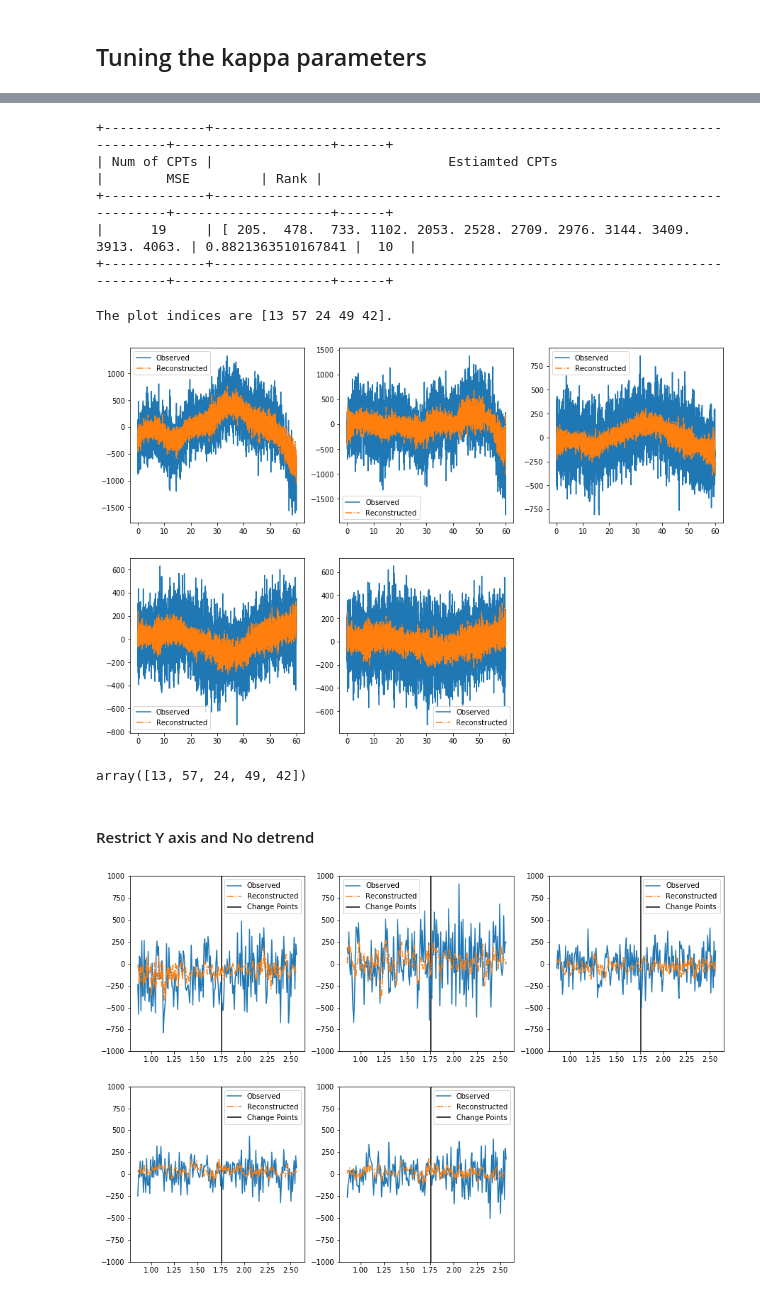
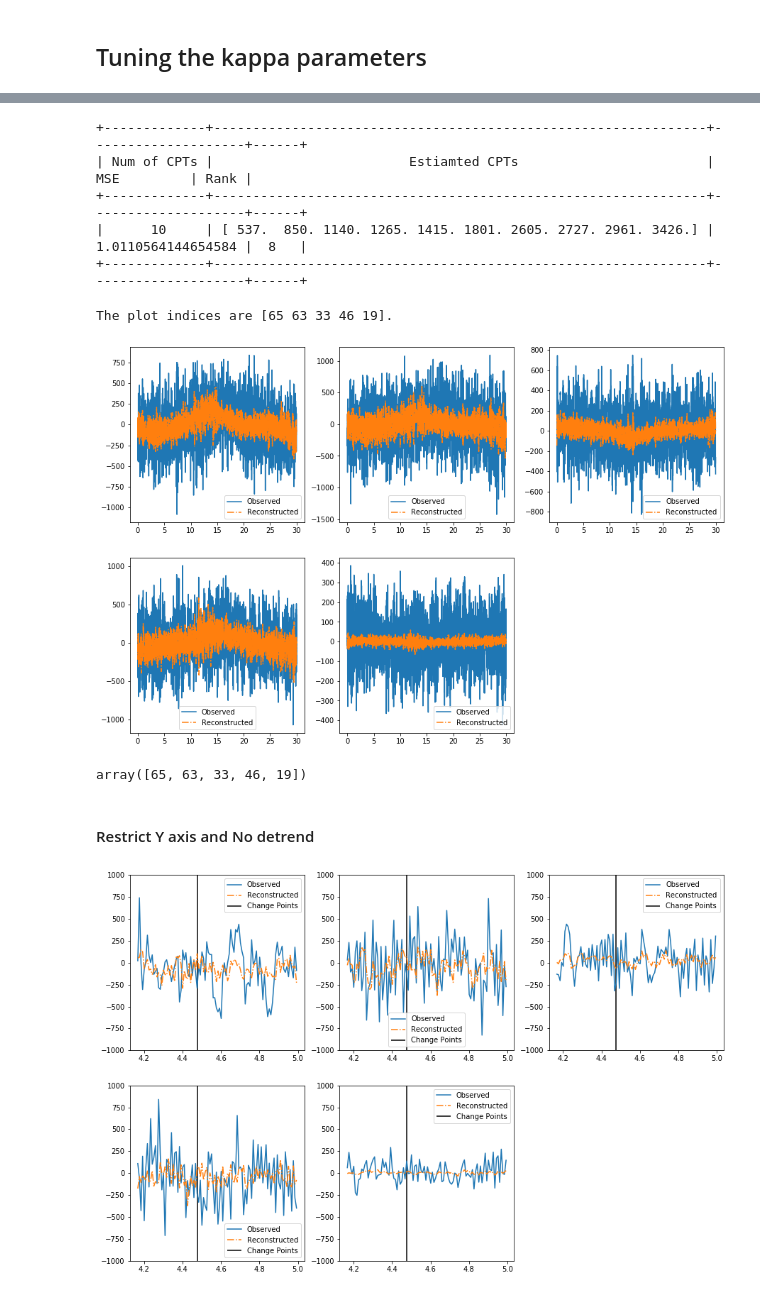
Before and after one commit to JINhuaqing/TVDN-simu, a Jupyter notebook: realdata/MEG1HPF0917.ipynb, the cells around one changed output, grey strips where cells are left out. Saved outputs shown, nothing was run; the diff lists cells and outputs as text; code cells hidden in the pictures.

```diff
--- a/realdata/MEG1HPF0917.ipynb
+++ b/realdata/MEG1HPF0917.ipynb
@@ -43,7 +43,6 @@ class TVDNDetect1(TVDNDetect):
                     is_detrend: Whether detrend data or not
                     fct: The factor to adjust h when estimating A matrix
                     fName:  The file name when saving the results
-                    plotfct: The factor to adjust the time course when plotting
                     freq: The parameter used drawing the eigen values plots
         """
         self.Ymat = Ymat
@@ -71,7 +70,6 @@ class TVDNDetect1(TVDNDetect):
             self.paras.is_detrend = False
             self.paras.fct = 0.5
             self.paras.fName = "MEG"
-            self.paras.plotfct = 30
             self.paras.freq = 60
             self.paras.nbasis = 10
         elif self.dataType == "fmri":
@@ -86,7 +84,6 @@ class TVDNDetect1(TVDNDetect):
             self.paras.is_detrend = False
             self.paras.fct = 0.5
             self.paras.fName = "fMRI"
-            self.paras.plotfct = 180
             self.paras.freq = 0.5
             self.paras.nbasis = 10
         else:
@@ -101,7 +98,6 @@ class TVDNDetect1(TVDNDetect):
             self.paras.is_detrend = False
             self.paras.fct = 1
             self.paras.fName = "simu"
-            self.paras.plotfct = 1
             self.paras.freq = 180
             self.paras.nbasis = 10
         keys = list(self.paras.keys())
@@ -141,7 +137,8 @@ class TVDNDetect1(TVDNDetect):
         if self.nYmat is None:
             self._Preprocess()
         d, n = self.nYmat.shape
-        self.ptime = np.linspace(0, self.paras.T, n) * self.paras.plotfct
+        acTime = n / self.paras.freq
+        self.ptime = np.linspace(0, acTime, n)
         self.time = np.linspace(0, self.paras.T, n)
         divNum = 100
         if self.smoothType == "bspline":
@@ -726,7 +723,7 @@ optKappa = kappas[rIdx]
 # 1. Dection
 # %%
 MEGBspDet = TVDNDetect1(Ymat=hpfMEGEdgeRM[:, :3600], ReconXmat=ReconXmatNewBspStep, numStep=1,
-                        saveDir="../results", dataType="MEG", Lmin=60, downRate=20, fct=0.5, T=2, MaxM=20,
+                        saveDir="../results", dataType="MEG", Lmin=120, downRate=20, fct=0.5, T=2, MaxM=20,
                         fName="subj1_HPF_EdgeRM_full", r=optRank, kappa=optKappa, freq=120, lamb=1e-6,
                           decimateRate=None, is_detrend=True)
 # %% [output]
@@ -849,8 +849,8 @@ class TVDNDetect2(TVDNDetect1):
         logLamMs = np.log(LamMs)
         _, n = LamMs.shape
         acTime = n / self.paras.freq
-        ReLamMs = logLamMs.real*self.para.freq
-        ImLamMs = logLamMs.imag*self.para.freq/2/np.pi
+        ReLamMs = logLamMs.real*self.paras.freq
+        ImLamMs = logLamMs.imag*self.paras.freq/2/np.pi
         cols = sns.color_palette("Paired", ReLamMs.shape[0])
 
         plt.figure(figsize=[10, 5])
@@ -878,7 +878,7 @@ class TVDNDetect2(TVDNDetect1):
 MEGNM = hpfMEGEdgeRM[:, :3600]
 # %%
 MEGBspDetNM = TVDNDetect2(Ymat=MEGNM[:, :-1], ReconXmat=ReconXmatNewBspStepNM, numStep=1,
-                        saveDir="../results/", dataType="MEG", Lmin=60, downRate=20, fct=0.5, T=2, MaxM=20,
+                        saveDir="../results/", dataType="MEG", Lmin=120, downRate=20, fct=0.5, T=2, MaxM=20,
                         fName="subj1_HPF_EdgeRM_NM", r=8, kappa=0.04, freq=120, lamb=1e-6,
                           decimateRate=None, is_detrend=True)
 # %% [output]
@@ -951,37 +958,37 @@ MEGBspDetNM.UpdateEcpts()
 # %%
 print(MEGBspDetNM)
 # %% [output]
-+-------------+--------------------------------------------------------------------------+--------------------+------+
-| Num of CPTs |                              Estiamted CPTs                              |        MSE         | Rank |
-+-------------+--------------------------------------------------------------------------+--------------------+------+
-|      19     | [ 205.  478.  733. 1102. 2053. 2528. 2709. 2976. 3144. 3409. 3913. 4063. | 0.8821363510167841 |  10  |
-+-------------+--------------------------------------------------------------------------+--------------------+------+
++-------------+---------------------------------------------------------------+--------------------+------+
+| Num of CPTs |                         Estiamted CPTs                        |        MSE         | Rank |
++-------------+---------------------------------------------------------------+--------------------+------+
+|      10     | [ 537.  850. 1140. 1265. 1415. 1801. 2605. 2727. 2961. 3426.] | 1.0110564144654584 |  8   |
++-------------+---------------------------------------------------------------+--------------------+------+
 # %%
 MEGBspDetNM.PlotRecCurve(idxs=idxs, is_smoothCurve=0, saveFigPath=None)
 # %% [output]
-The plot indices are [13 57 24 49 42].
+The plot indices are [65 63 33 46 19].
-[figure, old version]
+[figure, new version]
-array([13, 57, 24, 49, 42])
+array([65, 63, 33, 46, 19])
 # %% [markdown]
 #### Restrict Y axis and No detrend
 # %%
-low = 100
-up = 300
+low = 500
+up = 600
 ecpts = MEGBspDetNM.ecpts
 ecpts = ecpts[ecpts>=low]
 ecpts = ecpts[ecpts<=up]
 ecpts = ecpts - low
 ecpts = ecpts.astype(np.int)
 plt.figure(figsize=[15, 5*2])
 for i, idx, in enumerate(idxs):
     plt.subplot(2, 3, i+1)
     plt.ylim([-1000, 1000])
     plt.plot(MEGBspDetNM.ptime[low:up], MEGBspDetNM.nYmat[idx, low:up], "-", label="Observed")
     plt.plot(MEGBspDetNM.ptime[low:up], MEGBspDetNM.RecResCur.EstXmatRealOrg[idx, low:up], "-.", label="Reconstructed")
     plt.vlines(MEGBspDetNM.ptime[low:up][ecpts], ymin=-1000, ymax=1000, label="Change Points")
     plt.legend()
 # %% [output]
-[figure, old version]
+[figure, new version]
 # %%
 MEGBspDetNM.PlotEigenCurve()
 # %% [output]
```
Also changed, not shown: parts of 19 cells of this notebook.
